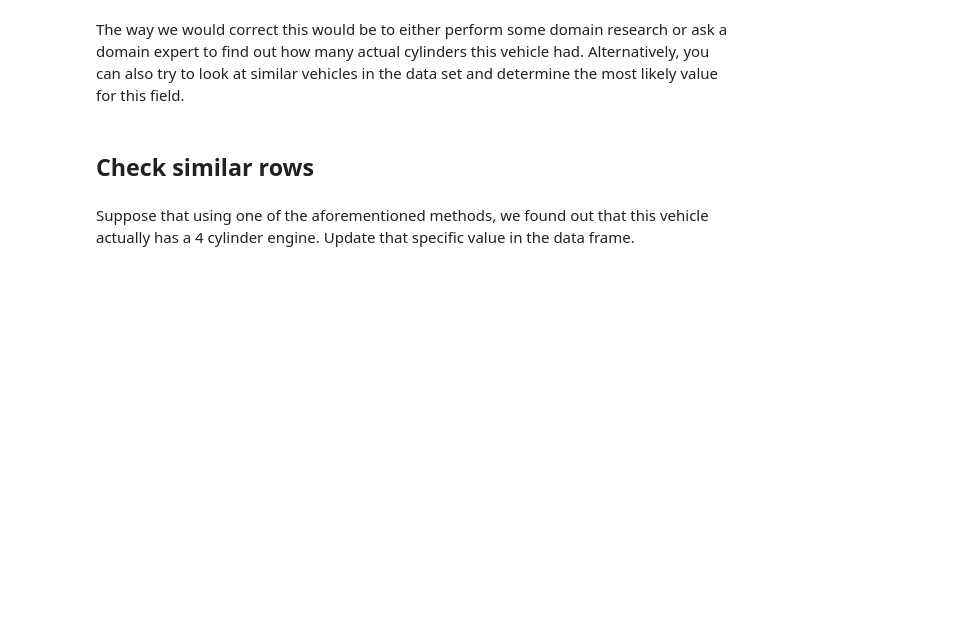
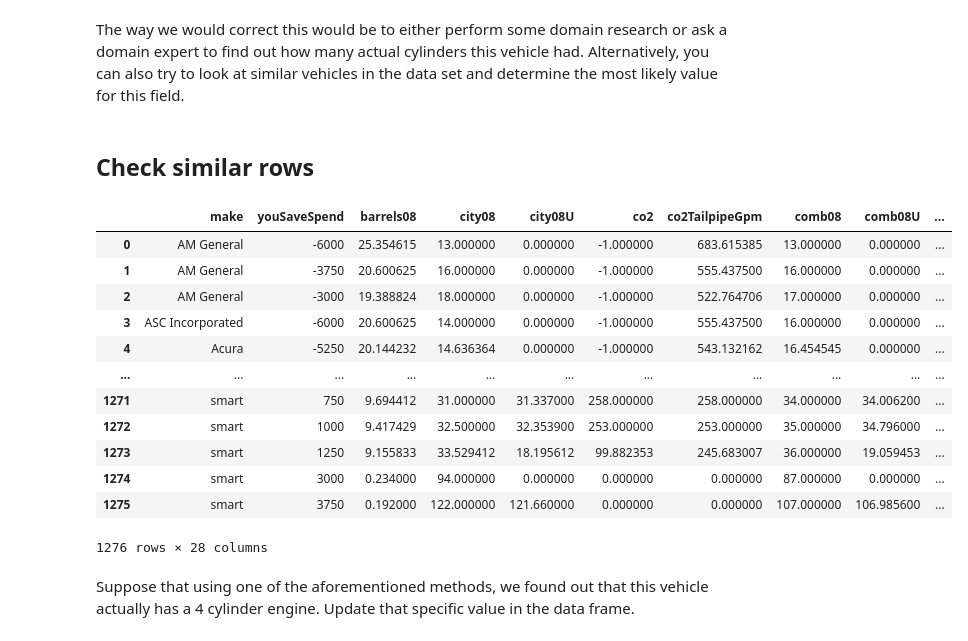
Before and after one commit to Ironhack-Data-Madrid-Octubre-2023/2.4-lab_data_cleaning, a Jupyter notebook: your-code/main.ipynb, the cells around one changed output. Drawn from its saved outputs; the diff is of its cells as text; code cells hidden in the pictures; blank space fills up the shorter version.

```diff
--- a/your-code/main.ipynb
+++ b/your-code/main.ipynb
@@ -385,3 +383,22 @@ The way we would correct this would be to either perform some domain research or
+# %%
+marcas = data.groupby(['make', 'youSaveSpend'])    # aqui quiero ver la media del ahorro/consumo por marca
+
+media = marcas.mean().reset_index()
+media
+# %% [output]
+|  | make | youSaveSpend | barrels08 | city08 | city08U | co2 | co2TailpipeGpm | comb08 | comb08U | ... |
+| 0 | AM General | -6000 | 25.354615 | 13.000000 | 0.000000 | -1.000000 | 683.615385 | 13.000000 | 0.000000 | ... |
+| 1 | AM General | -3750 | 20.600625 | 16.000000 | 0.000000 | -1.000000 | 555.437500 | 16.000000 | 0.000000 | ... |
+| 2 | AM General | -3000 | 19.388824 | 18.000000 | 0.000000 | -1.000000 | 522.764706 | 17.000000 | 0.000000 | ... |
+| 3 | ASC Incorporated | -6000 | 20.600625 | 14.000000 | 0.000000 | -1.000000 | 555.437500 | 16.000000 | 0.000000 | ... |
+| 4 | Acura | -5250 | 20.144232 | 14.636364 | 0.000000 | -1.000000 | 543.132162 | 16.454545 | 0.000000 | ... |
+| ... | ... | ... | ... | ... | ... | ... | ... | ... | ... | ... |
+| 1271 | smart | 750 | 9.694412 | 31.000000 | 31.337000 | 258.000000 | 258.000000 | 34.000000 | 34.006200 | ... |
+| 1272 | smart | 1000 | 9.417429 | 32.500000 | 32.353900 | 253.000000 | 253.000000 | 35.000000 | 34.796000 | ... |
+| 1273 | smart | 1250 | 9.155833 | 33.529412 | 18.195612 | 99.882353 | 245.683007 | 36.000000 | 19.059453 | ... |
+| 1274 | smart | 3000 | 0.234000 | 94.000000 | 0.000000 | 0.000000 | 0.000000 | 87.000000 | 0.000000 | ... |
+| 1275 | smart | 3750 | 0.192000 | 122.000000 | 121.660000 | 0.000000 | 0.000000 | 107.000000 | 106.985600 | ... |
+1276 rows × 28 columns
 # %% [markdown]
 Suppose that using one of the aforementioned methods, we found out that this vehicle actually has a 4 cylinder engine. Update that specific value in the data frame.
 # %%
```
Also changed, not shown: parts of 4 cells of this notebook, 2 other files.
